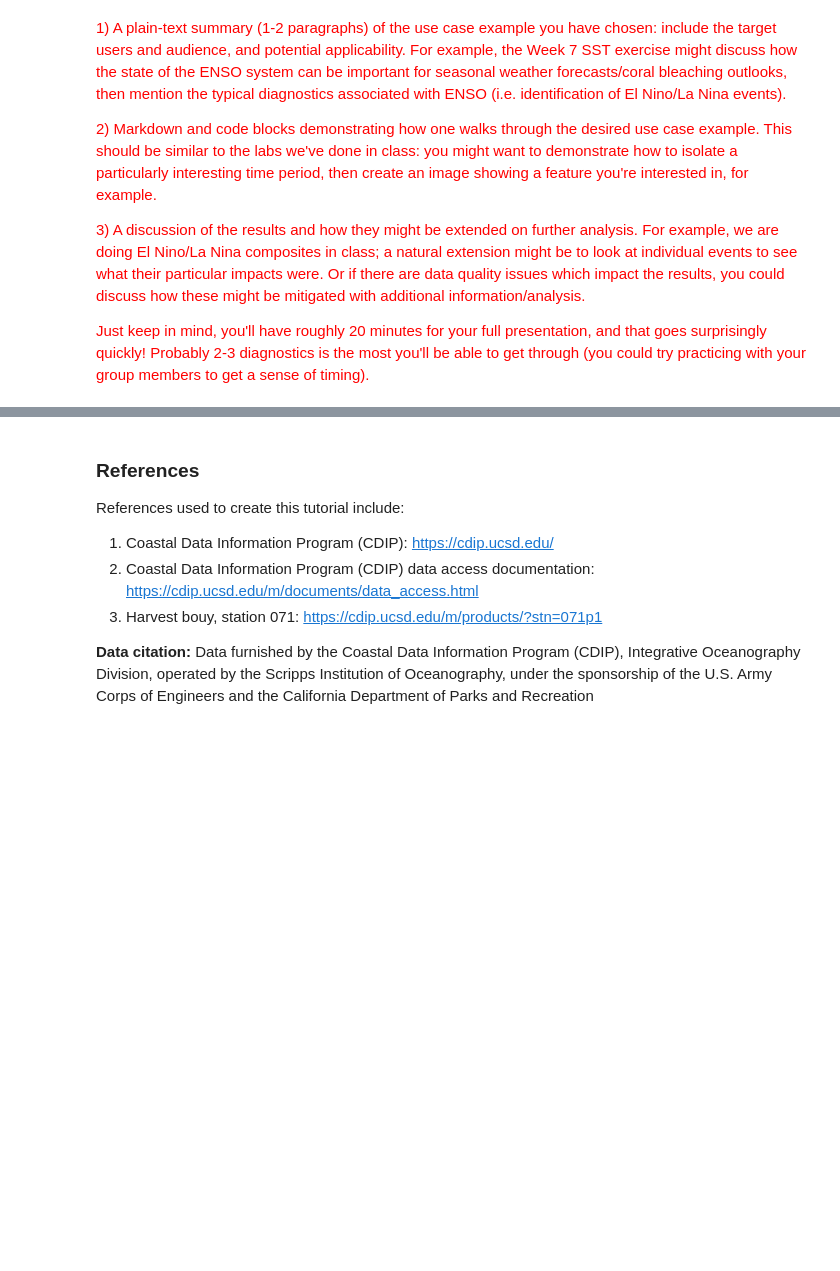
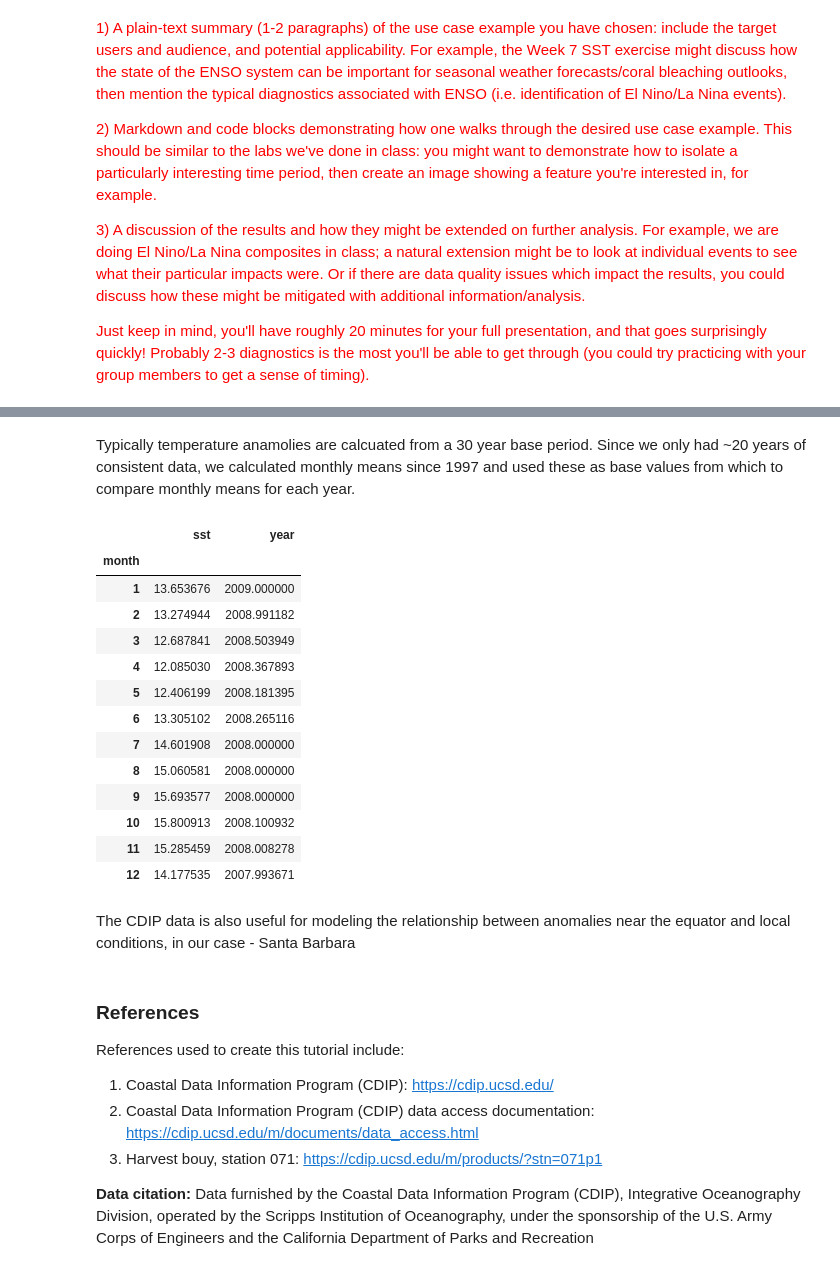
Before and after one commit to mk-waves/mk-waves-tutorial, a Jupyter notebook: tutorial_complete.ipynb, the cells around one changed output, grey strips where cells are left out. Saved outputs shown, nothing was run; the diff lists cells and outputs as text; code cells hidden in the pictures; blank space fills up the shorter version.

```diff
--- a/tutorial_complete.ipynb
+++ b/tutorial_complete.ipynb
@@ -387,3 +382,25 @@ Text(0, 0.5, 'SST, C')
+# %% [markdown]
+Typically temperature anamolies are calcuated from a 30 year base period. Since we only had ~20 years of consistent data, we calculated monthly means since 1997 and used these as base values from which to compare monthly means for each year.
+# %%
+sst_base = sst_daily.groupby("month").mean("sst")
+sst_base
+# %% [output]
+|  | sst | year |
+| month |  |  |
+| 1 | 13.653676 | 2009.000000 |
+| 2 | 13.274944 | 2008.991182 |
+| 3 | 12.687841 | 2008.503949 |
+| 4 | 12.085030 | 2008.367893 |
+| 5 | 12.406199 | 2008.181395 |
+| 6 | 13.305102 | 2008.265116 |
+| 7 | 14.601908 | 2008.000000 |
+| 8 | 15.060581 | 2008.000000 |
+| 9 | 15.693577 | 2008.000000 |
+| 10 | 15.800913 | 2008.100932 |
+| 11 | 15.285459 | 2008.008278 |
+| 12 | 14.177535 | 2007.993671 |
+# %% [markdown]
+The CDIP data is also useful for modeling the relationship between anomalies near the equator and local conditions, in our case - Santa Barbara
 # %% [markdown]
 <a id='references'></a>
 ### References
```
Also changed, not shown: parts of 13 cells of this notebook, 1 other file.
